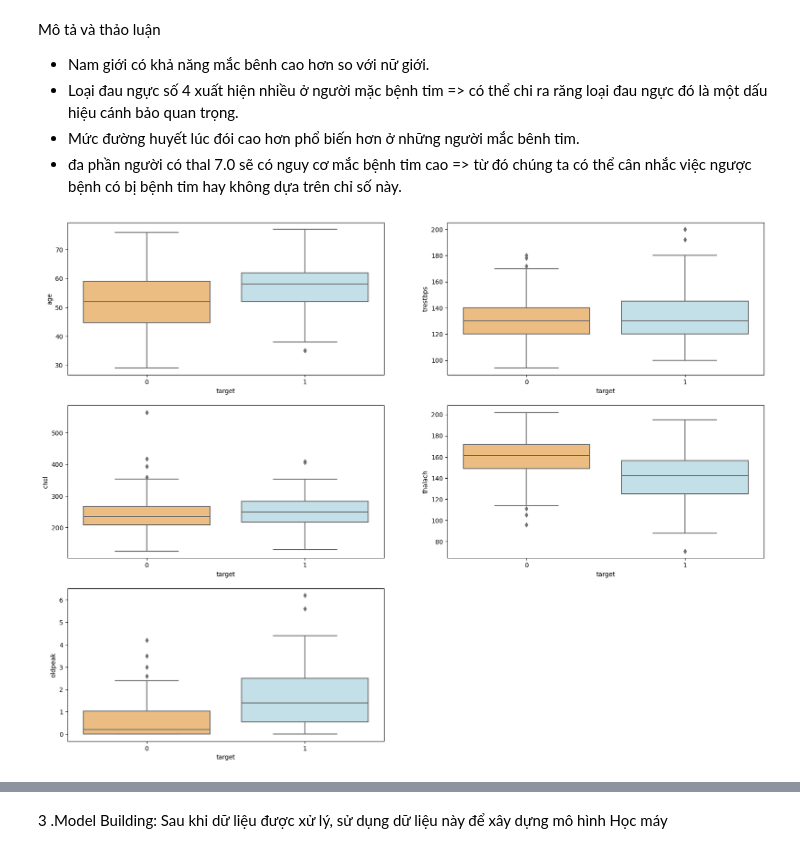
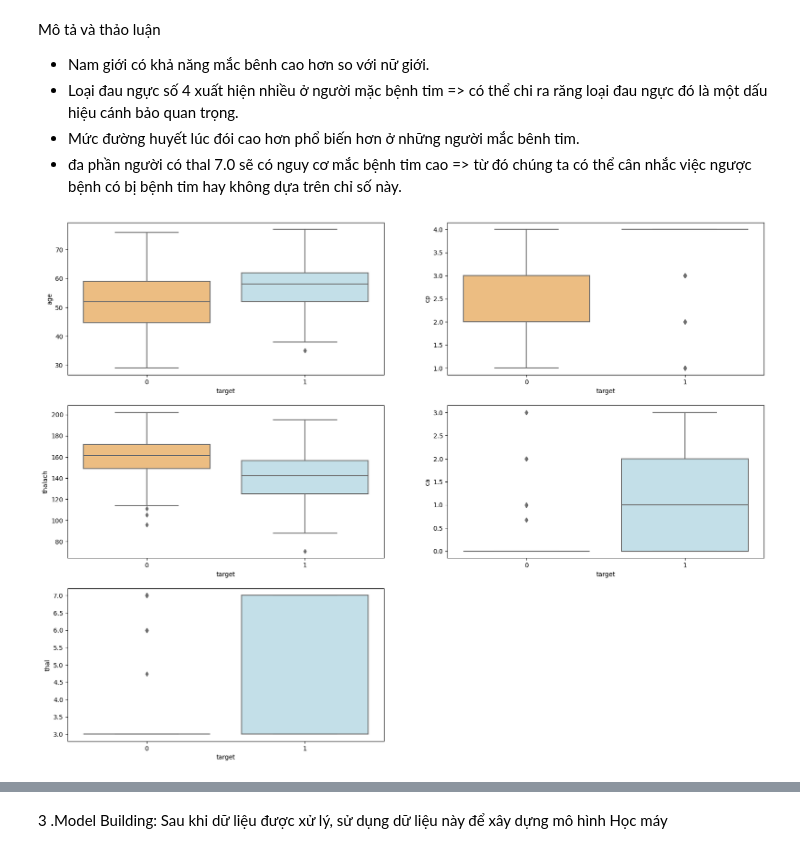
Before and after one commit to Hoa212/-n-CNTT-Heart-Disease-Prediction, a Jupyter notebook: dean.ipynb, the cells around one changed output, grey strips where cells are left out. Cells and saved outputs as stored; diff of their text form; code cells hidden in the pictures.

```diff
--- a/dean.ipynb
+++ b/dean.ipynb
@@ -239,0 +243,4 @@ plt.show()
+# %%
+# loại bỏ feater không cần thiết
+df = df.drop([ "slope", "oldpeak"], axis=1)
+df.head()
@@ -239,0 +296,3 @@ plt.show()
+# %%
+# loại bỏ các feature không dùng đến
+df = df.drop(['sex', 'trestbps', 'chol', 'restecg', 'fbs', 'exang'], axis=1)
@@ -242,7 +325,5 @@ plt.show()
 # %%
-# Đọc dữ liệu từ tệp CSV và gán tên cột
-df = pd.read_csv('cleveland.csv', header=None)
-df.columns = ['age', 'sex', 'cp', 'trestbps', 'chol', 'fbs', 'restecg', 'thalach', 'exang', 'oldpeak', 'slope', 'ca', 'thal', 'target']
+
 fig = plt.figure(figsize=(20, 15))
 i = 0
 for col in df.columns:
@@ -276,13 +341,7 @@ Mô tả và thảo luận sau khi thấy được chi tiết của từng đặ
 # %%
-import seaborn as sns
-import matplotlib.pyplot as plt
-df = pd.read_csv('cleveland.csv', header=None)
-df.columns = ['age', 'sex', 'cp', 'trestbps', 'chol',
-              'fbs', 'restecg', 'thalach', 'exang',
-              'oldpeak', 'slope', 'ca', 'thal', 'target']
-df['target'] = df.target.map({0: 0, 1: 1, 2: 1, 3: 1, 4: 1})
+
 # barplot
-cast_list = ['sex', 'cp','fbs', 'restecg', 'exang', 'slope', 'ca', 'thal']
+cast_list = ['age',	'cp', 'thalach', 'ca', 'thal' ]
 
 # Ensure 'target' is treated as a categorical variable
 df['target'] = df['target'].astype(str)
@@ -305,22 +364,13 @@ Mô tả và thảo luận
 * Mức đường huyết lúc đói cao hơn phổ biến hơn ở những người mắc bênh tim.
 * đa phần người có thal 7.0 sẽ có nguy cơ mắc bệnh tim cao => từ đó chúng ta có thể cân nhắc việc ngược bệnh có bị bệnh tim hay không dựa trên chỉ số này.
 # %%
-import seaborn as sns
-import matplotlib.pyplot as plt
-df = pd.read_csv('cleveland.csv', header=None)
-df.columns = ['age', 'sex', 'cp', 'trestbps', 'chol',
-              'fbs', 'restecg', 'thalach', 'exang',
-              'oldpeak', 'slope', 'ca', 'thal', 'target']
-df['target'] = df.target.map({0: 0, 1: 1, 2: 1, 3: 1, 4: 1})
-df['thal'] = df.thal.fillna(df.thal.mean())
-df['ca'] = df.ca.fillna(df.ca.mean())
 
 # boxplot
-num_list = ['age', 'trestbps', 'chol', 'thalach', 'oldpeak']
+num_list = ['age',	'cp', 'thalach', 'ca', 'thal' ]
 fig = plt.figure(figsize=(20, 15))
 for i in range(len(num_list)):
     column = num_list[i]
     sub = fig.add_subplot(3, 2, i + 1)
     sns.boxplot(data=df, x='target', y=column, palette='RdYlBu')
 # %% [output]
-[figure, old version]
+[figure, new version]
```
Also changed, not shown: parts of 33 cells of this notebook.
